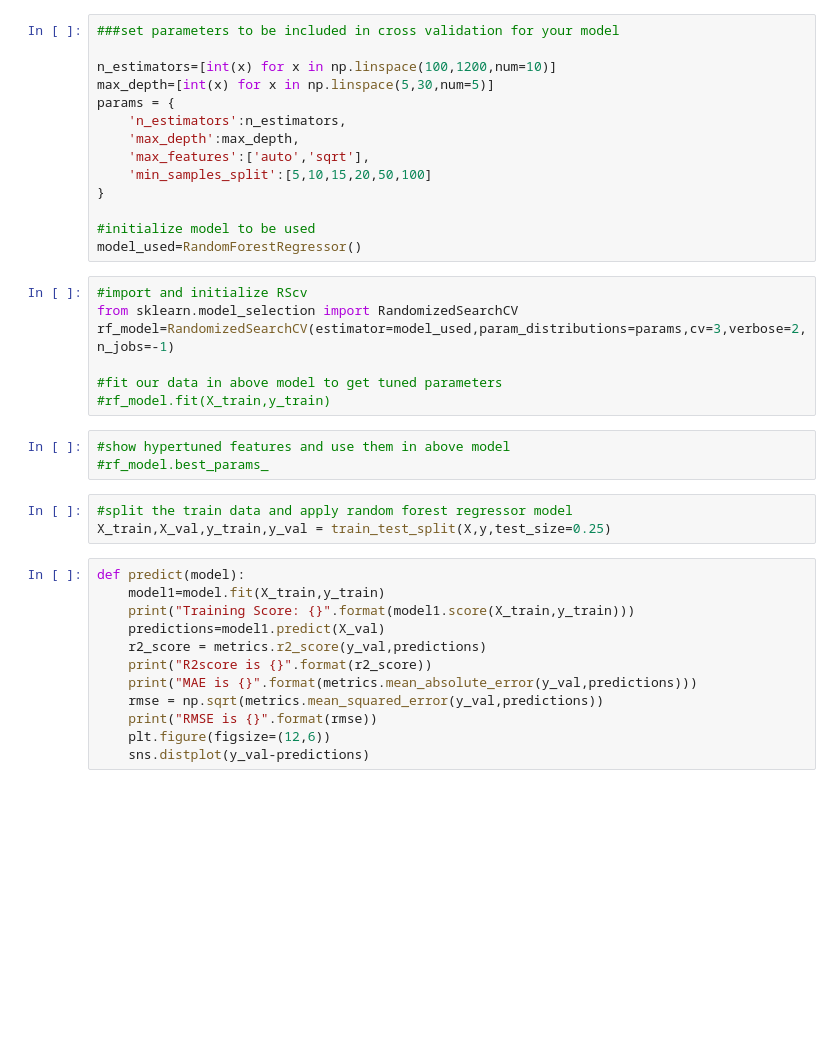
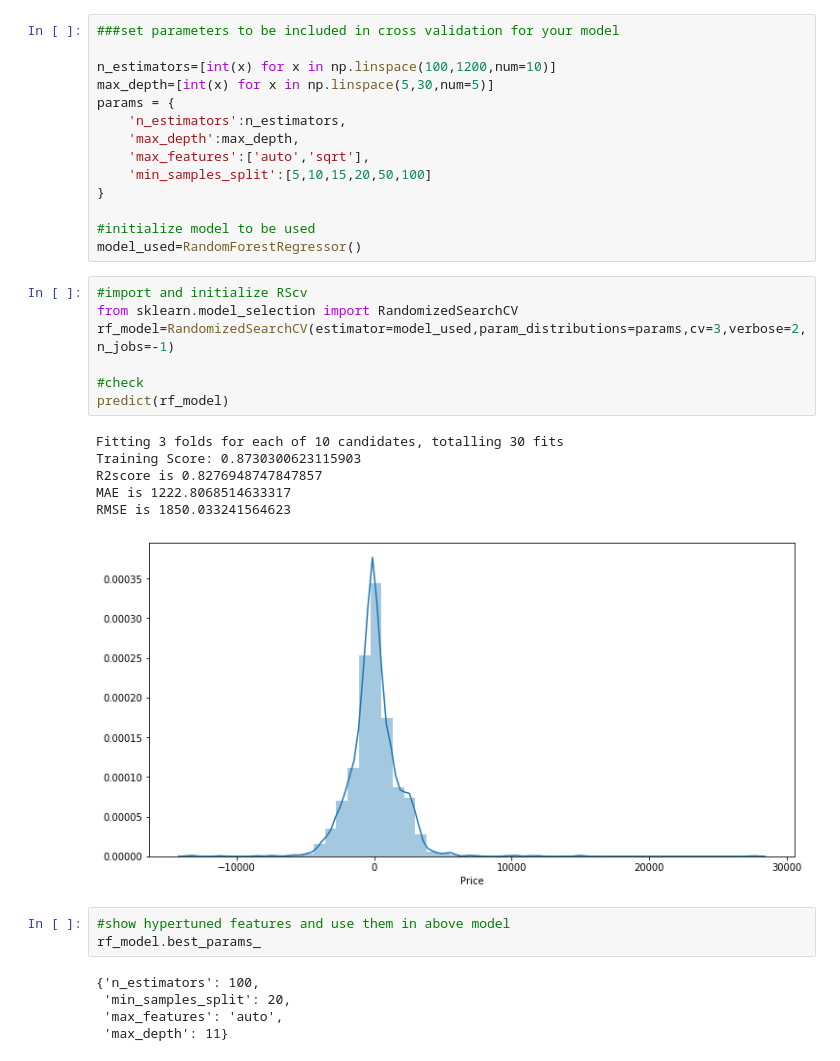
Before and after one commit to SaketNaik99/AirFarepred_RFR, a Jupyter notebook: airfare_pred.ipynb, the cells around one changed output. Cells and saved outputs as stored; diff of their text form; blank space fills up the shorter version.

```diff
--- a/airfare_pred.ipynb
+++ b/airfare_pred.ipynb
@@ -394,25 +430,22 @@ model_used=RandomForestRegressor()
 # %%
 #import and initialize RScv
 from sklearn.model_selection import RandomizedSearchCV
 rf_model=RandomizedSearchCV(estimator=model_used,param_distributions=params,cv=3,verbose=2,n_jobs=-1)
 
-#fit our data in above model to get tuned parameters
-#rf_model.fit(X_train,y_train)
+#check
+predict(rf_model)
+# %% [output]
+Fitting 3 folds for each of 10 candidates, totalling 30 fits
+Training Score: 0.8730300623115903
+R2score is 0.8276948747847857
+MAE is 1222.8068514633317
+RMSE is 1850.033241564623
+[figure, added]
 # %%
 #show hypertuned features and use them in above model
-#rf_model.best_params_
+rf_model.best_params_
+# %% [output]
+{'n_estimators': 100,
+ 'min_samples_split': 20,
+ 'max_features': 'auto',
+ 'max_depth': 11}
-# %%
-#split the train data and apply random forest regressor model
-X_train,X_val,y_train,y_val = train_test_split(X,y,test_size=0.25)
-# %%
-def predict(model):
-    model1=model.fit(X_train,y_train)
-    print("Training Score: {}".format(model1.score(X_train,y_train)))
-    predictions=model1.predict(X_val)
-    r2_score = metrics.r2_score(y_val,predictions)
-    print("R2score is {}".format(r2_score))
-    print("MAE is {}".format(metrics.mean_absolute_error(y_val,predictions)))
-    rmse = np.sqrt(metrics.mean_squared_error(y_val,predictions))
-    print("RMSE is {}".format(rmse))
-    plt.figure(figsize=(12,6))
-    sns.distplot(y_val-predictions)
```
Also changed, not shown: parts of 16 cells of this notebook.
